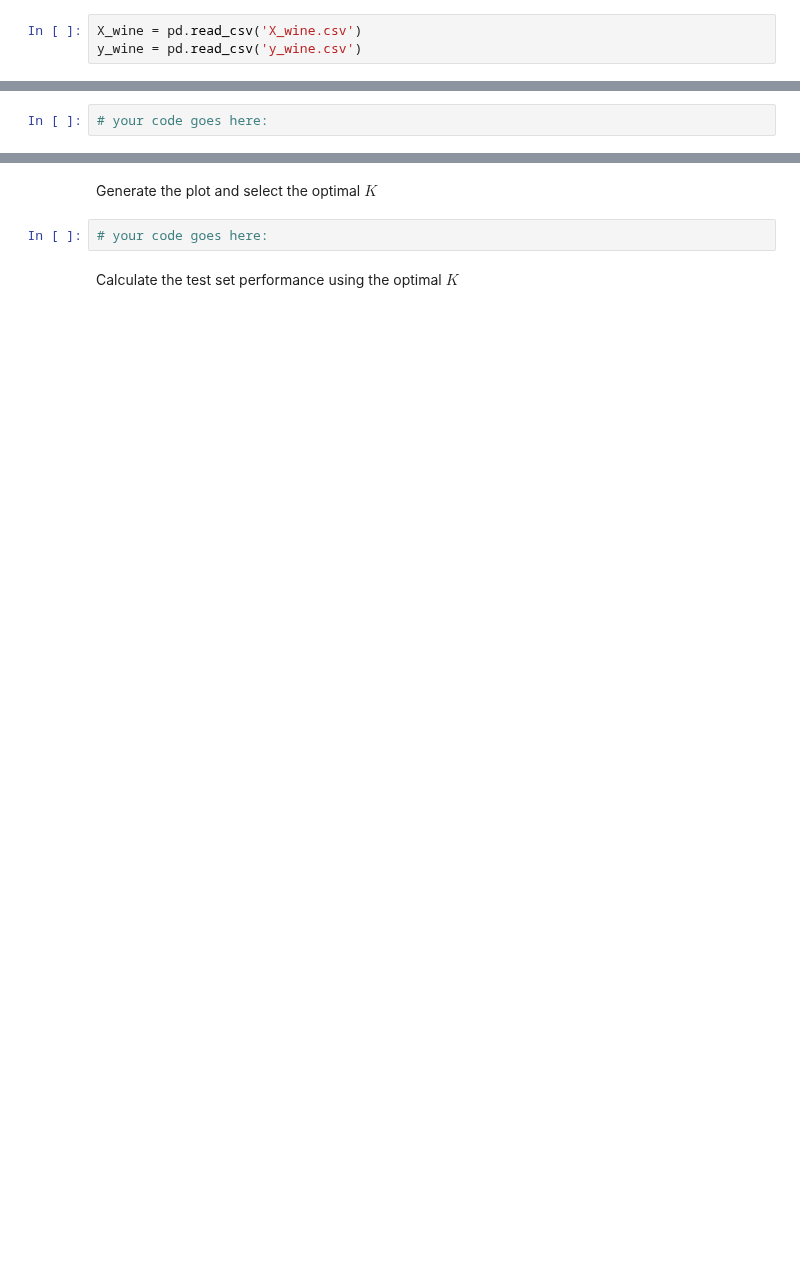
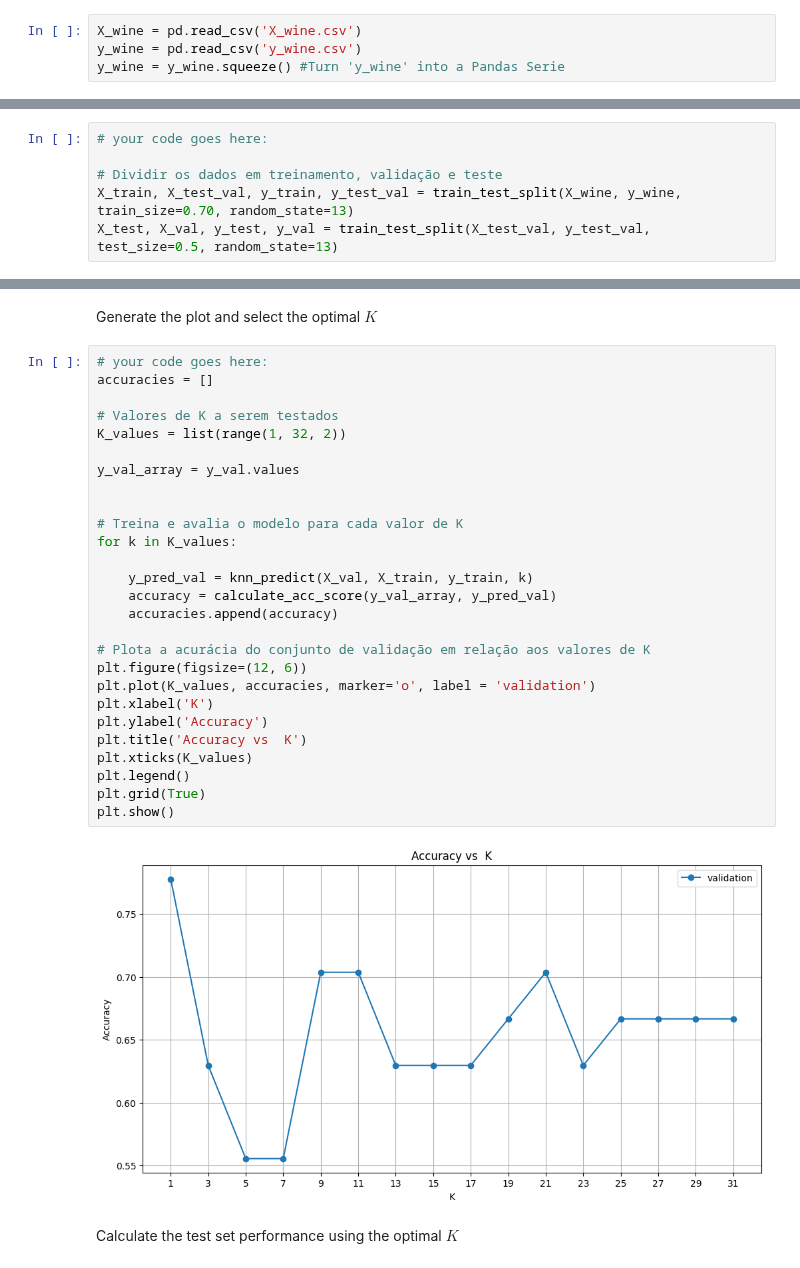
Before and after one commit to gtironi/MachineLearning, a Jupyter notebook: tacd/assigment_2/A2_template.ipynb, the cells around one changed output, grey strips where cells are left out. Drawn from its saved outputs; the diff is of its cells as text; blank space fills up the shorter version.

```diff
--- a/tacd/assigment_2/A2_template.ipynb
+++ b/tacd/assigment_2/A2_template.ipynb
@@ -387,6 +387,7 @@ Load the dataset and generate the training, validation and testing sets.
 # %%
 X_wine = pd.read_csv('X_wine.csv')
 y_wine = pd.read_csv('y_wine.csv')
+y_wine = y_wine.squeeze() #Turn 'y_wine' into a Pandas Serie
 # %% [markdown]
 Let's inspect the dataset. There are 13 features and one target column
 # %%
@@ -418,5 +419,9 @@ random_state = 113
 # %%
 # your code goes here:
+
+# Dividir os dados em treinamento, validação e teste
+X_train, X_test_val, y_train, y_test_val = train_test_split(X_wine, y_wine, train_size=0.70, random_state=13)
+X_test, X_val, y_test, y_val = train_test_split(X_test_val, y_test_val, test_size=0.5, random_state=13)
 # %% [markdown]
 ### Here you will implement the KNN algorithm using the euclidean distance
 # %%
@@ -438,6 +519,33 @@ def calculate_acc_score():
 Generate the plot and select the optimal $K$
 # %%
 # your code goes here:
+accuracies = []
+
+# Valores de K a serem testados
+K_values = list(range(1, 32, 2))
+
+y_val_array = y_val.values
+
+
+# Treina e avalia o modelo para cada valor de K
+for k in K_values:
+
+    y_pred_val = knn_predict(X_val, X_train, y_train, k)
+    accuracy = calculate_acc_score(y_val_array, y_pred_val)
+    accuracies.append(accuracy)
+
+# Plota a acurácia do conjunto de validação em relação aos valores de K
+plt.figure(figsize=(12, 6))
+plt.plot(K_values, accuracies, marker='o', label = 'validation')
+plt.xlabel('K')
+plt.ylabel('Accuracy')
+plt.title('Accuracy vs  K')
+plt.xticks(K_values)
+plt.legend()
+plt.grid(True)
+plt.show()
+# %% [output]
+[figure, added]
 # %% [markdown]
 Calculate the test set performance using the optimal $K$
 # %%
```
Also changed, not shown: parts of 7 cells of this notebook.
